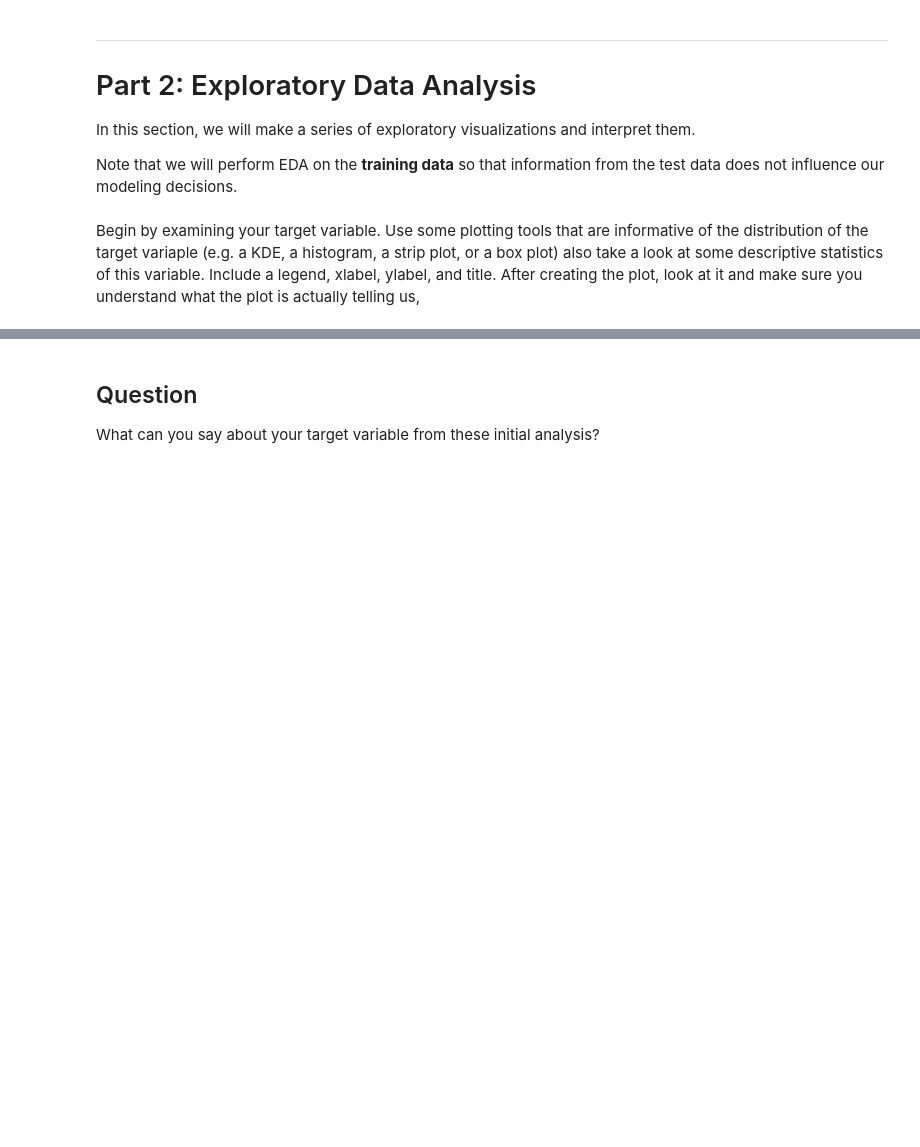
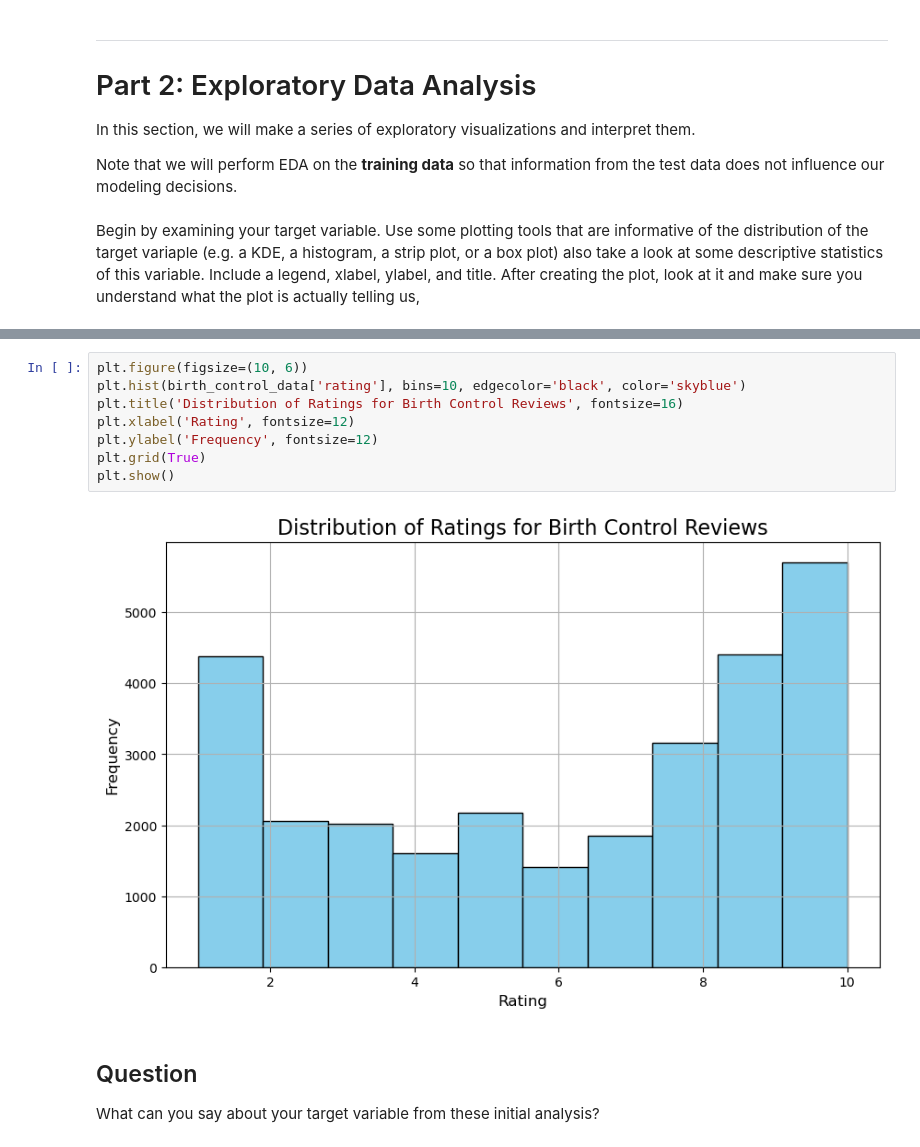
Before and after one commit to tuckers15/cs3870_midterm, a Jupyter notebook: EDA_drugs.ipynb, the cells around one changed output, grey strips where cells are left out. Saved outputs shown, nothing was run; the diff lists cells and outputs as text; blank space fills up the shorter version.

```diff
--- a/EDA_drugs.ipynb
+++ b/EDA_drugs.ipynb
@@ -182,3 +184,13 @@ plt.show()
+# %%
+plt.figure(figsize=(10, 6))
+plt.hist(birth_control_data['rating'], bins=10, edgecolor='black', color='skyblue')
+plt.title('Distribution of Ratings for Birth Control Reviews', fontsize=16)
+plt.xlabel('Rating', fontsize=12)
+plt.ylabel('Frequency', fontsize=12)
+plt.grid(True)
+plt.show()
+# %% [output]
+[figure, added]
 # %% [markdown]
 ## Question
 
```
Also changed, not shown: parts of 4 cells of this notebook.
